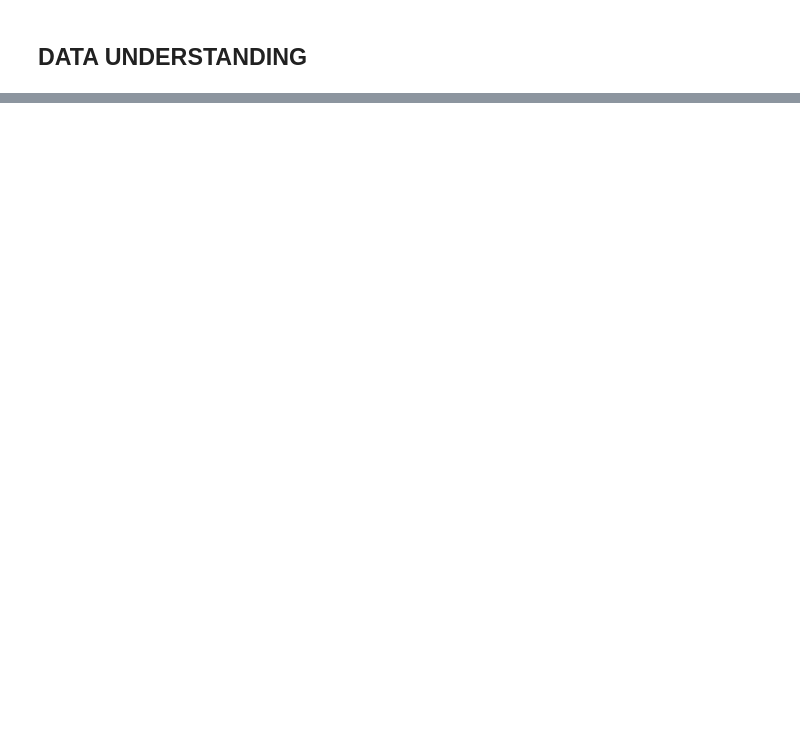
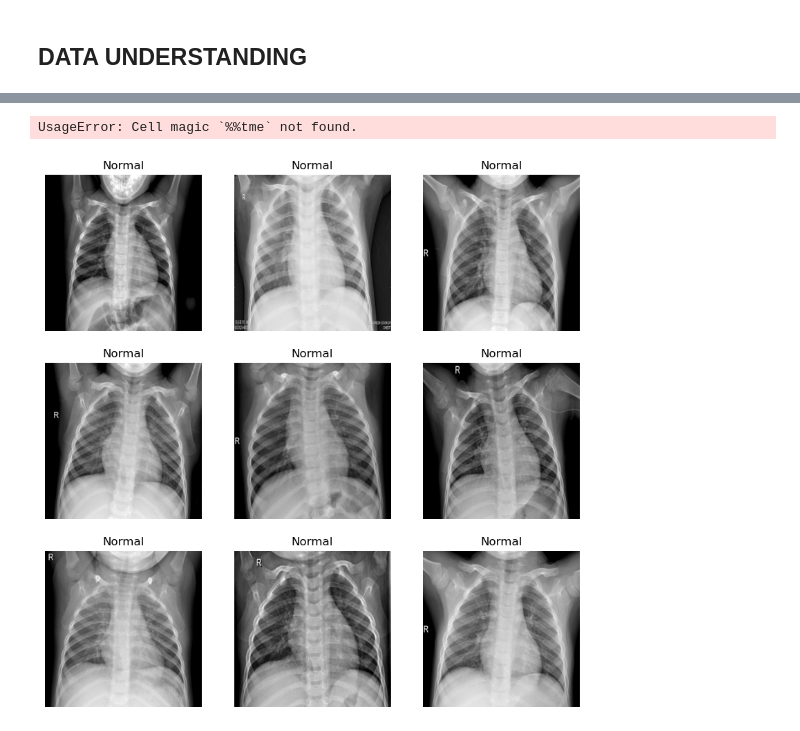
Before and after one commit to BrianKip035/-Image-Classification-with-Deep-Learning, a Jupyter notebook: notebook.ipynb, the cells around one changed output, grey strips where cells are left out. Drawn from its saved outputs; the diff is of its cells as text; code cells hidden in the pictures; blank space fills up the shorter version.

Commit message:
data uderstanding

```diff
--- a/notebook.ipynb
+++ b/notebook.ipynb
@@ -113,0 +78,48 @@ import plotly.express as px # for visualization of graphs and charts
+# %%
+%%tme
+c = 2*2
+c
+# %% [output]
+UsageError: Cell magic `%%tme` not found.
+# %%
+
+# Define paths to the train and test folders
+train_folder = '/home/munyao/Desktop/deku/data/train'
+test_folder = '/home/munyao/Desktop/deku/data/test'
+
+# Define a function to load and preprocess the images
+def load_images(folder):
+    images = []
+    labels = []
+    for label in ['NORMAL', 'PNEUMONIA']:
+        for image_path in glob.glob(os.path.join(folder, label, '*.jpeg')):
+            with Image.open(image_path) as img:
+                img = img.convert('L') # convert to grayscale
+                img = img.resize((256, 256)) # resize the image
+                img = np.array(img) / 255.0 # normalize the pixel values
+                images.append(img)
+                labels.append(label)
+    images = np.array(images)
+    labels = np.array(labels)
+    return images, labels
+
+# Load the train and test images
+train_images, train_labels = load_images(train_folder)
+test_images, test_labels = load_images(test_folder)
+
+# Show some sample images
+fig, axes = plt.subplots(nrows=3, ncols=3, figsize=(10,10))
+
+for i, ax in enumerate(axes.flat):
+    if train_labels[i] == 'NORMAL':
+        ax.set_title('Normal')
+    else:
+        ax.set_title('Pneumonia')
+    ax.imshow(train_images[i], cmap='gray')
+    ax.axis('off')
+    if i==8:
+        break
+
+plt.show()
+# %% [output]
+[figure, added]
```
Also changed, not shown: parts of 12 cells of this notebook.
